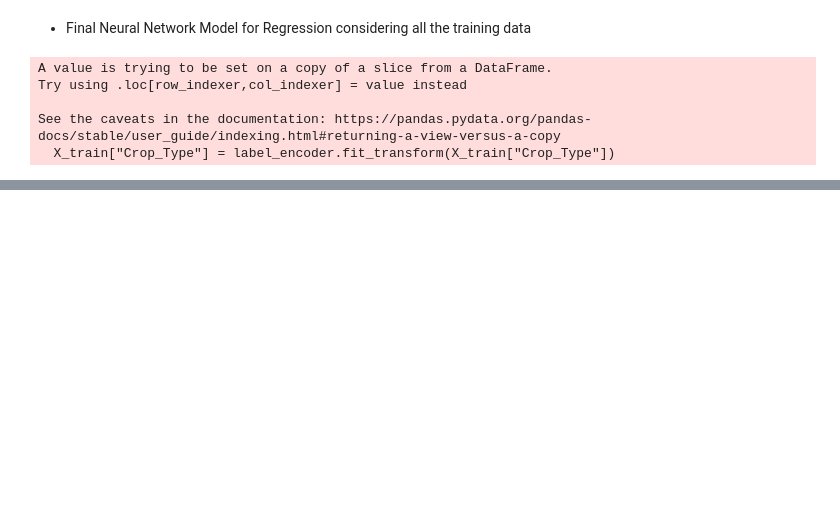
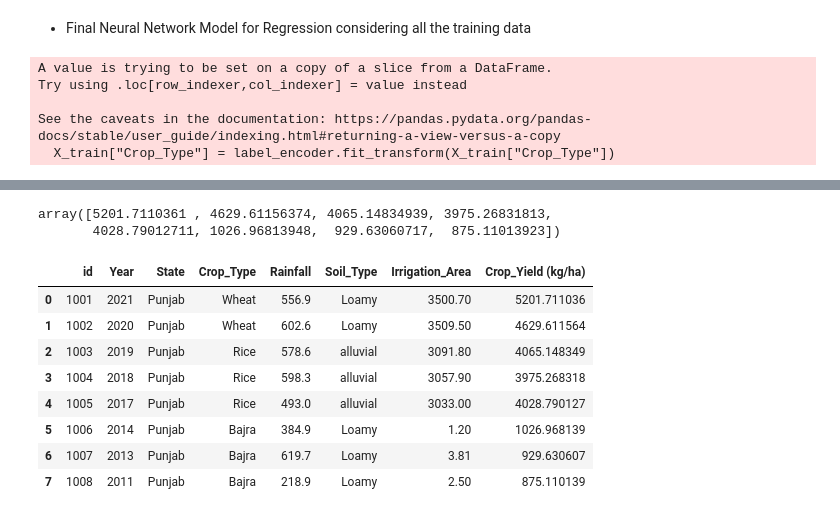
Before and after one commit to Sakib-Dalal/Innovative-AI-Challenge-2024, a Jupyter notebook: Notebook/main_notebook.ipynb, the cells around one changed output, grey strips where cells are left out. Cells and saved outputs as stored; diff of their text form; code cells hidden in the pictures; blank space fills up the shorter version.

```diff
--- a/Notebook/main_notebook.ipynb
+++ b/Notebook/main_notebook.ipynb
@@ -1205,0 +1276,36 @@ nn_model.evaluate(X_train, y_train)
+# %%
+import numpy as np
+np.random.seed(42)
+
+selected_features = ["Year", "Crop_Type", "Irrigation_Area"]
+X_test = test_df[selected_features]
+
+def make_test_data(X_data):
+    # Custom transformer for label encoding
+    class LabelEncoderTransformer(BaseEstimator, TransformerMixin):
+        def __init__(self, column):
+            self.column = column
+            self.label_encoder = LabelEncoder()
+
+        def fit(self, X, y=None):
+            self.label_encoder.fit(X[self.column])
+            return self
+
+        def transform(self, X):
+            X = X.copy()
+            X[self.column] = self.label_encoder.transform(X[self.column])
+            return X
+
+        def inverse_transform(self, X):
+            X = X.copy()
+            X[self.column] = self.label_encoder.inverse_transform(X[self.column])
+            return X
+
+    pipeline = make_pipeline(
+        LabelEncoderTransformer(column='Crop_Type'),  # Custom Label Encoder for Crop_Type
+        StandardScaler()
+    )
+
+    return pipeline.fit_transform(X_data)
+
+X_test_new = make_test_data(X_test)
@@ -1205,0 +1332,20 @@ nn_model.evaluate(X_train, y_train)
+# %%
+gbr_predict = gbr_model.predict(X_test_new)
+gbr_predict
+# %% [output]
+array([5201.7110361 , 4629.61156374, 4065.14834939, 3975.26831813,
+       4028.79012711, 1026.96813948,  929.63060717,  875.11013923])
+# %%
+test_df_cp = test_df.copy()
+test_df_cp["Crop_Yield (kg/ha)"] = gbr_predict
+test_df_cp
+# %% [output]
+|  | id | Year | State | Crop_Type | Rainfall | Soil_Type | Irrigation_Area | Crop_Yield (kg/ha) |
+| 0 | 1001 | 2021 | Punjab | Wheat | 556.9 | Loamy | 3500.70 | 5201.711036 |
+| 1 | 1002 | 2020 | Punjab | Wheat | 602.6 | Loamy | 3509.50 | 4629.611564 |
+| 2 | 1003 | 2019 | Punjab | Rice | 578.6 | alluvial | 3091.80 | 4065.148349 |
+| 3 | 1004 | 2018 | Punjab | Rice | 598.3 | alluvial | 3057.90 | 3975.268318 |
+| 4 | 1005 | 2017 | Punjab | Rice | 493.0 | alluvial | 3033.00 | 4028.790127 |
+| 5 | 1006 | 2014 | Punjab | Bajra | 384.9 | Loamy | 1.20 | 1026.968139 |
+| 6 | 1007 | 2013 | Punjab | Bajra | 619.7 | Loamy | 3.81 | 929.630607 |
+| 7 | 1008 | 2011 | Punjab | Bajra | 218.9 | Loamy | 2.50 | 875.110139 |
```
Also changed, not shown: parts of 30 cells of this notebook.
